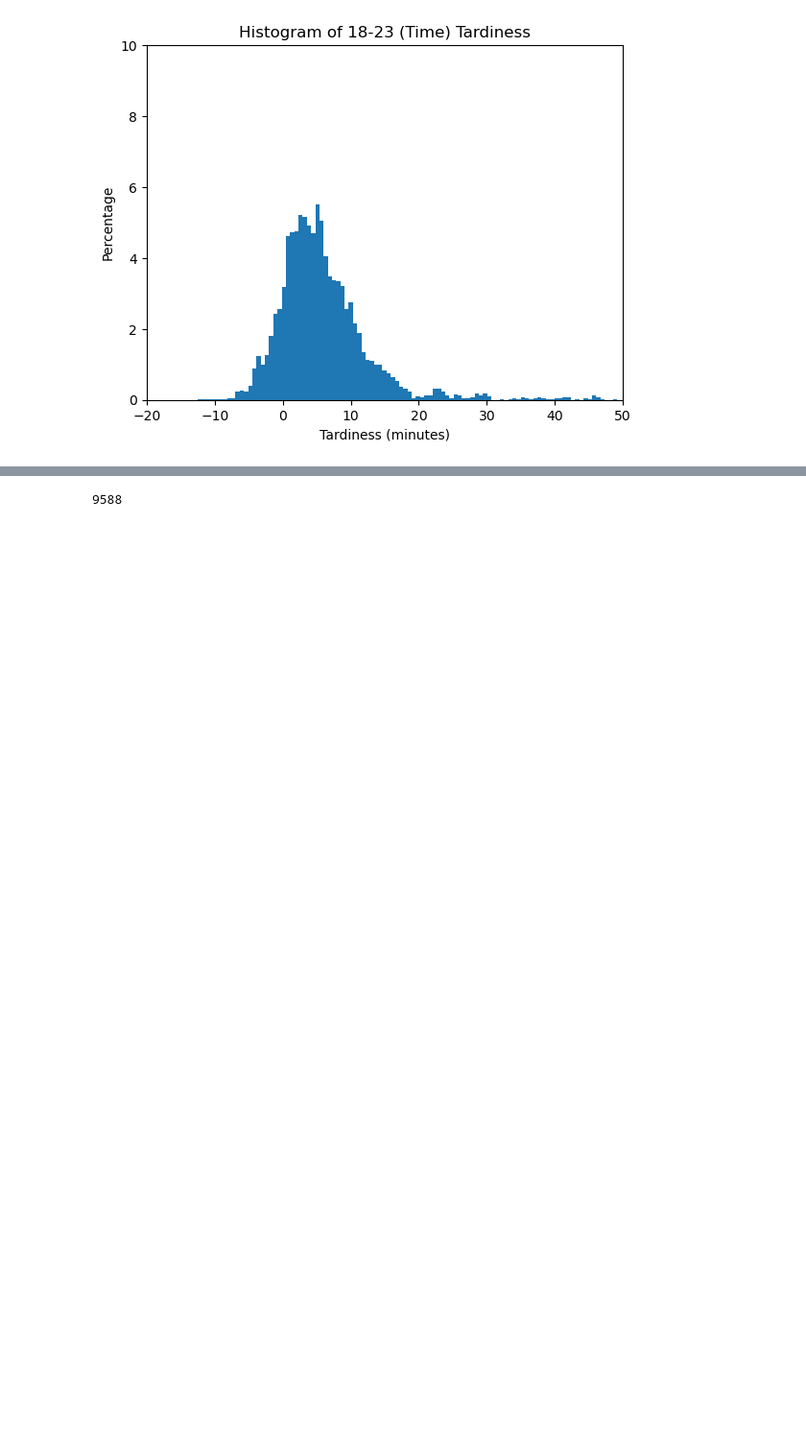
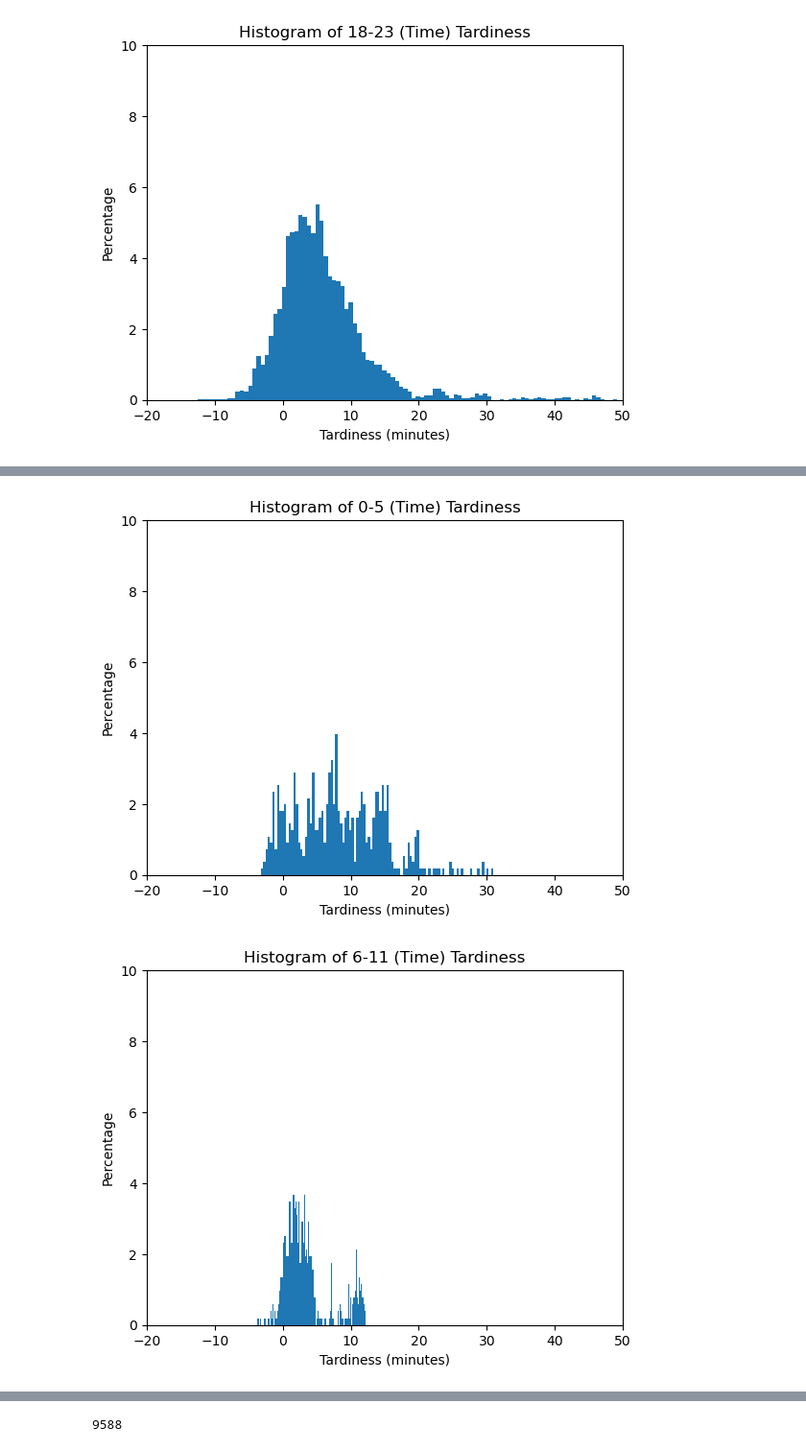
Before and after one commit to tommyli03/citylink-data-analysis, a Jupyter notebook: hello.ipynb, the cells around one changed output, grey strips where cells are left out. Shown at 96% size. Saved outputs shown, nothing was run; the diff lists cells and outputs as text; code cells hidden in the pictures; blank space fills up the shorter version.

```diff
--- a/hello.ipynb
+++ b/hello.ipynb
@@ -446,2 +456,28 @@ for item in saturday_times:
 [figure]
 [figure]
+# %%
+counter = 0
+for item in sunday_times:
+    plt.hist(sunday_times[item], bins=20)
+    # Calculate the histogram counts and bin edges
+    counts, bin_edges, _ = plt.hist(sunday_times[item], bins=100)
+
+    # Calculate the percentages
+    percentages = (counts / len(sunday_times[item])) * 100
+
+    # Plotting with percentages on the y-axis
+    plt.clf()  # Clear the previous plot
+    plt.bar(bin_edges[:-1], percentages, align='edge', width=np.diff(bin_edges))
+
+    # Add labels and title
+    plt.xlabel('Tardiness (minutes)')
+    plt.ylabel('Percentage')
+    plt.title("Histogram of " + times[counter] + " (Time) Tardiness")
+    plt.xlim(-20, 50)
+    plt.ylim(0, 10)
+
+    plt.show()
+    counter += 1
+# %% [output]
+[figure, added]
+[figure, added]
```
Also changed, not shown: parts of 5 cells of this notebook.
